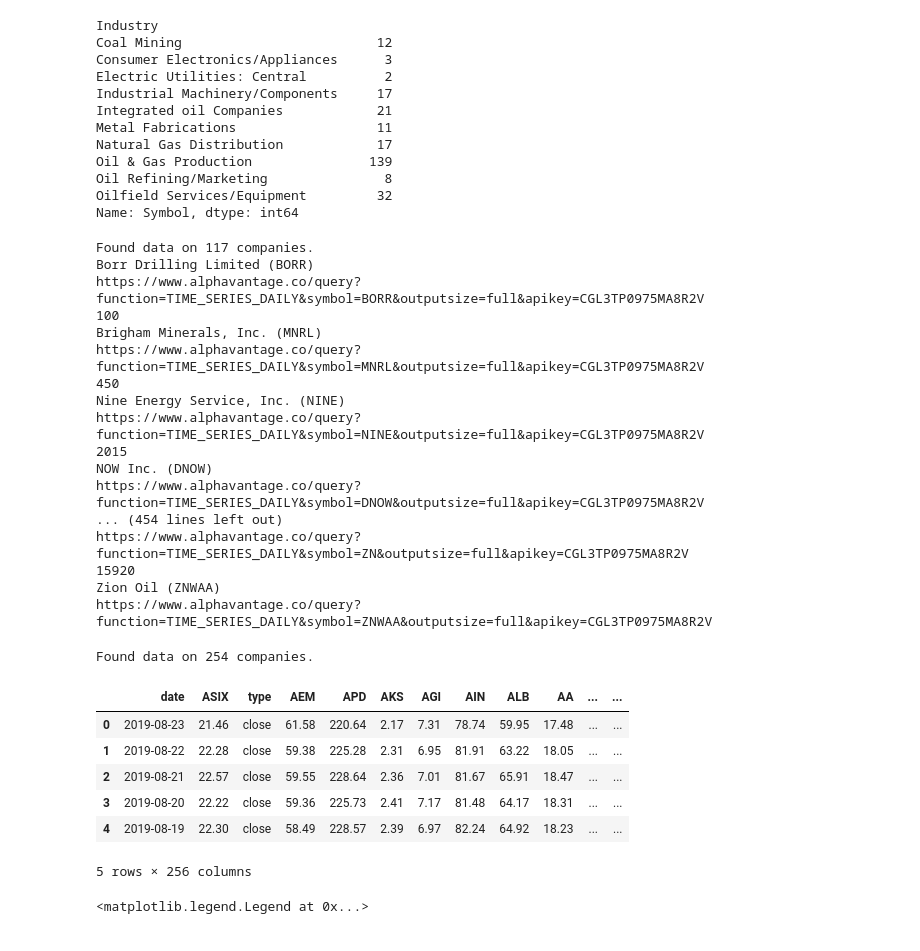
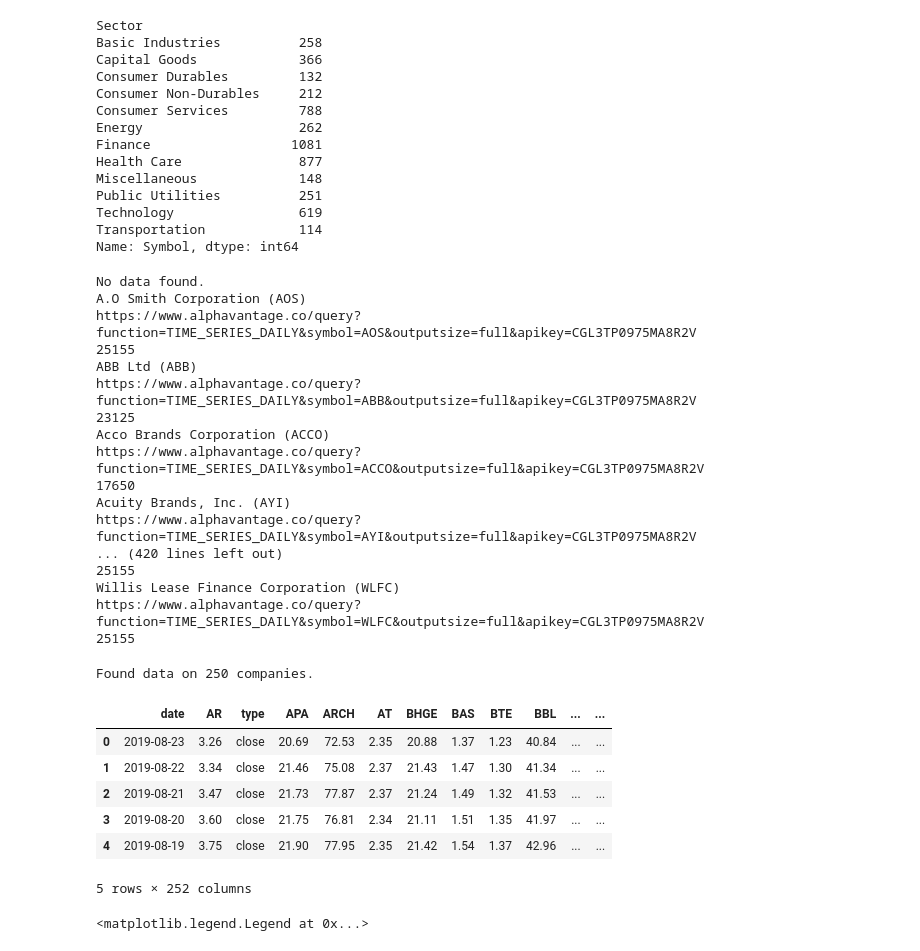
Before and after one commit to ericjm24/PersonalProjects, a Jupyter notebook: Finance/PyFinance.ipynb, the cells around one changed output. Drawn from its saved outputs; the diff is of its cells as text; code cells hidden in the pictures.

```diff
--- a/Finance/PyFinance.ipynb
+++ b/Finance/PyFinance.ipynb
@@ -12,52 +12,54 @@ import csv
 import time
 import random
 # %%
-stocks.print_sectors(sector="Energy")
+stocks.print_sectors()
 # %% [output]
-Industry
-Coal Mining                         12
-Consumer Electronics/Appliances      3
-Electric Utilities: Central          2
-Industrial Machinery/Components     17
-Integrated oil Companies            21
-Metal Fabrications                  11
-Natural Gas Distribution            17
-Oil & Gas Production               139
-Oil Refining/Marketing               8
-Oilfield Services/Equipment         32
+Sector
+Basic Industries          258
+Capital Goods             366
+Consumer Durables         132
+Consumer Non-Durables     212
+Consumer Services         788
+Energy                    262
+Finance                  1081
+Health Care               877
+Miscellaneous             148
+Public Utilities          251
+Technology                619
+Transportation            114
 Name: Symbol, dtype: int64
 # %%
-stocks.get_sector("Energy")
+stocks.get_sector("Consumer Durables")
 # %% [output]
-Found data on 117 companies.
-Borr Drilling Limited (BORR)
-https://www.alphavantage.co/query?function=TIME_SERIES_DAILY&symbol=BORR&outputsize=full&apikey=CGL3TP0975MA8R2V
-100
-Brigham Minerals, Inc. (MNRL)
-https://www.alphavantage.co/query?function=TIME_SERIES_DAILY&symbol=MNRL&outputsize=full&apikey=CGL3TP0975MA8R2V
-450
-Nine Energy Service, Inc. (NINE)
-https://www.alphavantage.co/query?function=TIME_SERIES_DAILY&symbol=NINE&outputsize=full&apikey=CGL3TP0975MA8R2V
-2015
-NOW Inc. (DNOW)
-https://www.alphavantage.co/query?function=TIME_SERIES_DAILY&symbol=DNOW&outputsize=full&apikey=CGL3TP0975MA8R2V
-... (454 lines left out)
-https://www.alphavantage.co/query?function=TIME_SERIES_DAILY&symbol=ZN&outputsize=full&apikey=CGL3TP0975MA8R2V
-15920
-Zion Oil (ZNWAA)
-https://www.alphavantage.co/query?function=TIME_SERIES_DAILY&symbol=ZNWAA&outputsize=full&apikey=CGL3TP0975MA8R2V
+No data found.
+A.O Smith Corporation (AOS)
+https://www.alphavantage.co/query?function=TIME_SERIES_DAILY&symbol=AOS&outputsize=full&apikey=CGL3TP0975MA8R2V
+25155
+ABB Ltd (ABB)
+https://www.alphavantage.co/query?function=TIME_SERIES_DAILY&symbol=ABB&outputsize=full&apikey=CGL3TP0975MA8R2V
+23125
+Acco Brands Corporation (ACCO)
+https://www.alphavantage.co/query?function=TIME_SERIES_DAILY&symbol=ACCO&outputsize=full&apikey=CGL3TP0975MA8R2V
+17650
+Acuity Brands, Inc. (AYI)
+https://www.alphavantage.co/query?function=TIME_SERIES_DAILY&symbol=AYI&outputsize=full&apikey=CGL3TP0975MA8R2V
+... (420 lines left out)
+25155
+Willis Lease Finance Corporation (WLFC)
+https://www.alphavantage.co/query?function=TIME_SERIES_DAILY&symbol=WLFC&outputsize=full&apikey=CGL3TP0975MA8R2V
+25155
 # %%
-dat = stocks.read_sector("Basic Industries")
+dat = stocks.read_sector("Energy")
 dat.head()
 # %% [output]
-Found data on 254 companies.
+Found data on 250 companies.
-|  | date | ASIX | type | AEM | APD | AKS | AGI | AIN | ALB | AA | ... | ... |
-| 0 | 2019-08-23 | 21.46 | close | 61.58 | 220.64 | 2.17 | 7.31 | 78.74 | 59.95 | 17.48 | ... | ... |
-| 1 | 2019-08-22 | 22.28 | close | 59.38 | 225.28 | 2.31 | 6.95 | 81.91 | 63.22 | 18.05 | ... | ... |
-| 2 | 2019-08-21 | 22.57 | close | 59.55 | 228.64 | 2.36 | 7.01 | 81.67 | 65.91 | 18.47 | ... | ... |
-| 3 | 2019-08-20 | 22.22 | close | 59.36 | 225.73 | 2.41 | 7.17 | 81.48 | 64.17 | 18.31 | ... | ... |
-| 4 | 2019-08-19 | 22.30 | close | 58.49 | 228.57 | 2.39 | 6.97 | 82.24 | 64.92 | 18.23 | ... | ... |
+|  | date | AR | type | APA | ARCH | AT | BHGE | BAS | BTE | BBL | ... | ... |
+| 0 | 2019-08-23 | 3.26 | close | 20.69 | 72.53 | 2.35 | 20.88 | 1.37 | 1.23 | 40.84 | ... | ... |
+| 1 | 2019-08-22 | 3.34 | close | 21.46 | 75.08 | 2.37 | 21.43 | 1.47 | 1.30 | 41.34 | ... | ... |
+| 2 | 2019-08-21 | 3.47 | close | 21.73 | 77.87 | 2.37 | 21.24 | 1.49 | 1.32 | 41.53 | ... | ... |
+| 3 | 2019-08-20 | 3.60 | close | 21.75 | 76.81 | 2.34 | 21.11 | 1.51 | 1.35 | 41.97 | ... | ... |
+| 4 | 2019-08-19 | 3.75 | close | 21.90 | 77.95 | 2.35 | 21.42 | 1.54 | 1.37 | 42.96 | ... | ... |
-5 rows × 256 columns
+5 rows × 252 columns
 # %%
 x = [col for col in dat.columns if (col != 'date' and col != 'type' and col != 'GNK')]
 x = x[0:10]
```
Also changed, not shown: 2 other files.
